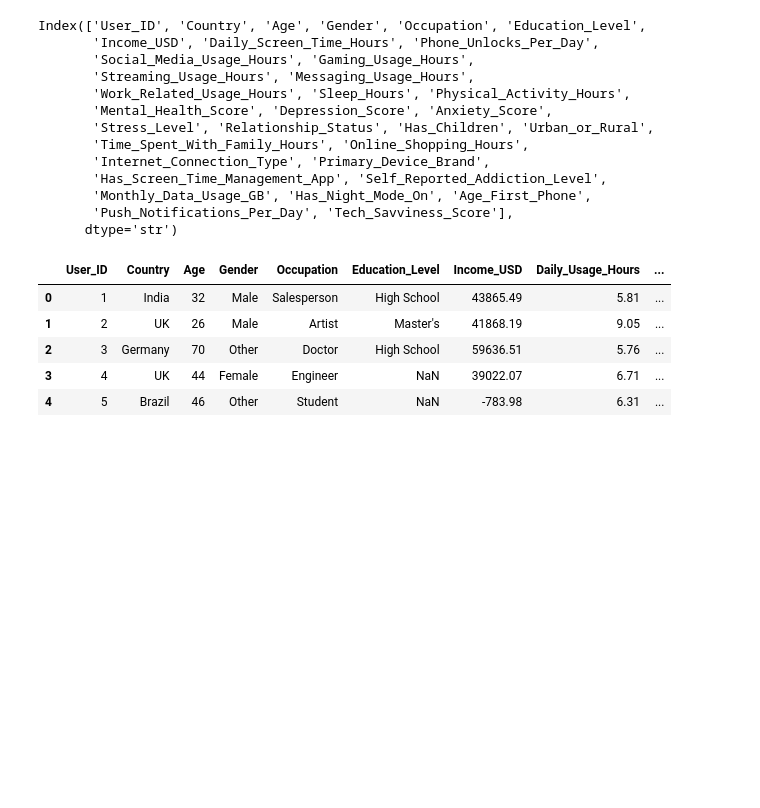
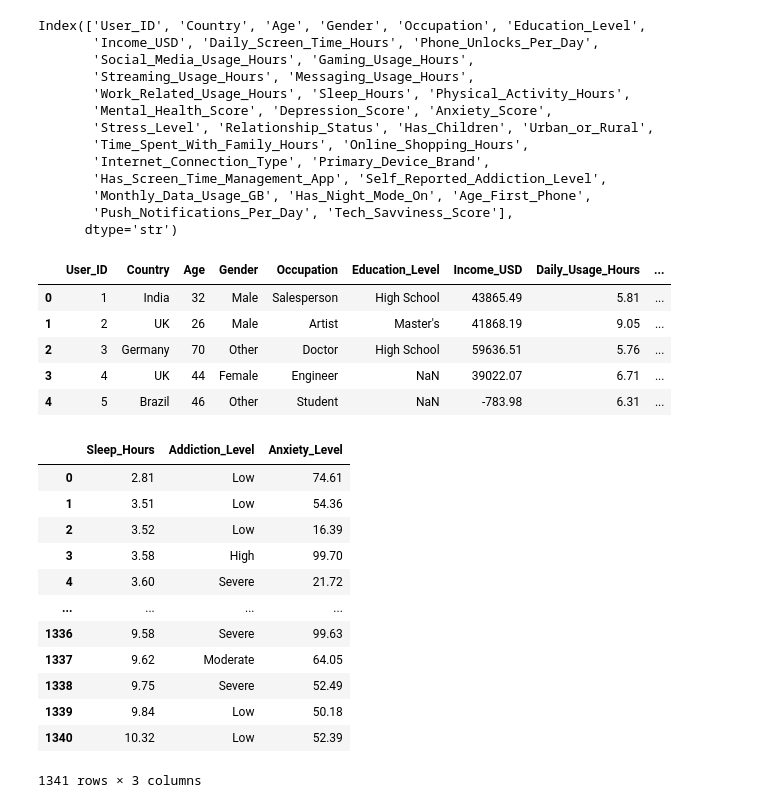
Before and after one commit to shivahari04/smartphone_addiction_analysis, a Jupyter notebook: Notebook/global_smartphone_addiction.ipynb, the cells around one changed output. Drawn from its saved outputs; the diff is of its cells as text; code cells hidden in the pictures; blank space fills up the shorter version.

Commit message:
updating global_smartphone_addiction notebook

```diff
--- a/Notebook/global_smartphone_addiction.ipynb
+++ b/Notebook/global_smartphone_addiction.ipynb
@@ -207,3 +205,22 @@ df.head()
 | 2 | 3 | Germany | 70 | Other | Doctor | High School | 59636.51 | 5.76 | ... |
 | 3 | 4 | UK | 44 | Female | Engineer | NaN | 39022.07 | 6.71 | ... |
 | 4 | 5 | Brazil | 46 | Other | Student | NaN | -783.98 | 6.31 | ... |
+# %%
+# Average Anxiety level by Sleep Hours and Addiction level
+
+avg_anxiety = df.groupby(['Sleep_Hours','Addiction_Level'])['Anxiety_Level'].mean().reset_index().sort_index().round(2)
+avg_anxiety
+# %% [output]
+|  | Sleep_Hours | Addiction_Level | Anxiety_Level |
+| 0 | 2.81 | Low | 74.61 |
+| 1 | 3.51 | Low | 54.36 |
+| 2 | 3.52 | Low | 16.39 |
+| 3 | 3.58 | High | 99.70 |
+| 4 | 3.60 | Severe | 21.72 |
+| ... | ... | ... | ... |
+| 1336 | 9.58 | Severe | 99.63 |
+| 1337 | 9.62 | Moderate | 64.05 |
+| 1338 | 9.75 | Severe | 52.49 |
+| 1339 | 9.84 | Low | 50.18 |
+| 1340 | 10.32 | Low | 52.39 |
+1341 rows × 3 columns
```
Also changed, not shown: parts of 3 cells of this notebook, 1 other file.
